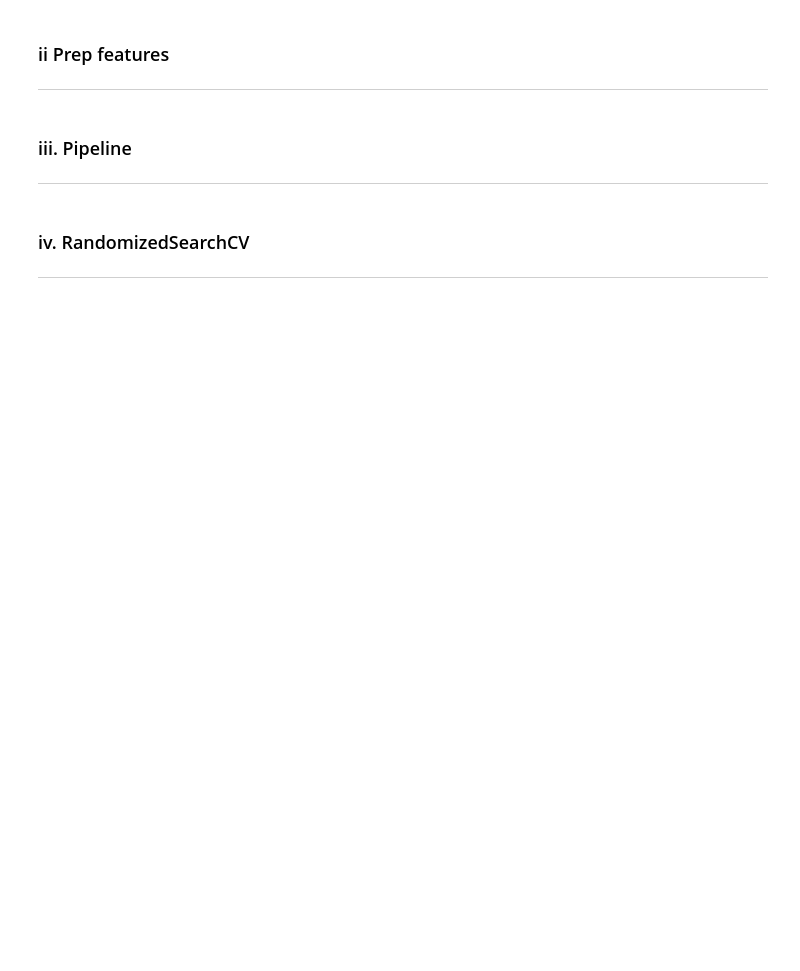
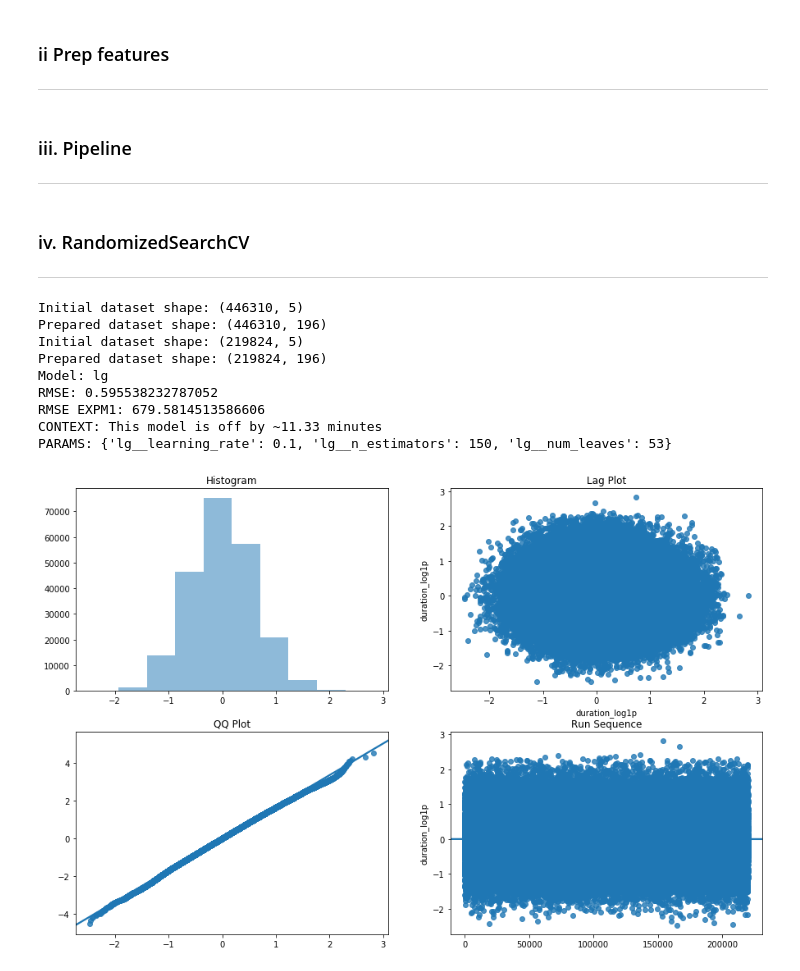
Before and after one commit to pogzyb/pyspark-aws-example, a Jupyter notebook: notebook/work/bikes-sklearn-pipeline.ipynb, the cells around one changed output. Drawn from its saved outputs; the diff is of its cells as text; code cells hidden in the pictures; blank space fills up the shorter version.

Commit message:
Add LGBM model to pipeline

```diff
--- a/notebook/work/bikes-sklearn-pipeline.ipynb
+++ b/notebook/work/bikes-sklearn-pipeline.ipynb
@@ -27,7 +27,7 @@ from math import sin, cos, sqrt, atan2, radians
 ---
 # %%
 seed = 33
-row_limit = 700000
+row_limit = 2000000
 data_dir = '../data/'
 
 rides_use_columns = [
@@ -255,7 +255,7 @@ def run_randomsearch_with_pipe(
         x2: pd.DataFrame,
         y1: np.array,
         y2: np.array
-) -> None:
+) -> GridSearchCV:
 
     for reg, model in regressors:
         params = params_map[reg]
@@ -277,10 +277,7 @@ def run_randomsearch_with_pipe(
         )
         grid = GridSearchCV(estimator=pipe, param_grid=params, scoring=scorer, cv=kf, n_jobs=2)
         grid.fit(x1, y1)
-        print(f'Best Params:\n{grid.best_params_}')
-
         # top_features = pd.Series(est.feature_importances_, index=prep._final_columns).sort_values(ascending=False).head(10)
-
         test_preds = grid.predict(x2)
         testset_raw_score = np.sqrt(mean_squared_error(y2, test_preds))
         testset_rmse_expm1 = np.sqrt(mean_squared_error(np.expm1(y2), np.expm1(test_preds)))
@@ -290,6 +287,7 @@ def run_randomsearch_with_pipe(
 #         print(f'Context error: {context_error}')
 
         fourPlot(y2, test_preds)
+        return grid
 # %%
 # define training and testing variables
 
@@ -314,42 +312,55 @@ params_map = {
         'rf__min_weight_fraction_leaf': [0.0],
     },
     'gb': {
-        'gb__max_depth': [3, 5],
-        'gb__n_estimators': [150, 300],
+        'gb__max_depth': [5],
+        'gb__n_estimators': [300],
         'gb__learning_rate': [0.1],
     },
     'ls': {
         'ls__alpha': [1.0, 0.5, 0.1],
         'ls__max_iter': [1000, 1500]
     },
     'rd': {
         'rd__alpha': [1.0],
         'rd__max_iter': [None]
     },
     'lg': {
-        'lg__n_estimators': [100, 150]
+        'lg__n_estimators': [150],
+        'lg__num_leaves': [51],
+        'lg__learning_rate': [0.1, 0.5]
     }
 }
 
 regressors = [
-    ('rf', RandomForestRegressor),
+#     ('rf', RandomForestRegressor),
 #     ('gb', GradientBoostingRegressor),
 #     ('ls', Lasso),
 #     ('rd', Ridge),
-#     ('lg', lgb.LGBMRegressor)
+    ('lg', lgb.LGBMRegressor)
 ]
 
-kf = KFold(n_splits=7, shuffle=True, random_state=33)
+kf = KFold(n_splits=3, shuffle=True, random_state=33)
 
-run_randomsearch_with_pipe(
+grid = run_randomsearch_with_pipe(
     regressors=regressors,
     params_map=params_map,
     df_columns=use_columns,
     scorer=rmse_scorer,
     cv=kf,
     x1=x1,
     x2=x2,
     y1=y1,
     y2=y2
 )
+# %% [output]
+Initial dataset shape: (446310, 5)
+Prepared dataset shape: (446310, 196)
+Initial dataset shape: (219824, 5)
+Prepared dataset shape: (219824, 196)
+Model: lg
+RMSE: 0.595538232787052
+RMSE EXPM1: 679.5814513586606
+CONTEXT: This model is off by ~11.33 minutes
+PARAMS: {'lg__learning_rate': 0.1, 'lg__n_estimators': 150, 'lg__num_leaves': 53}
+[figure, added]
 # %%
```
Also changed, not shown: parts of 4 cells of this notebook.
